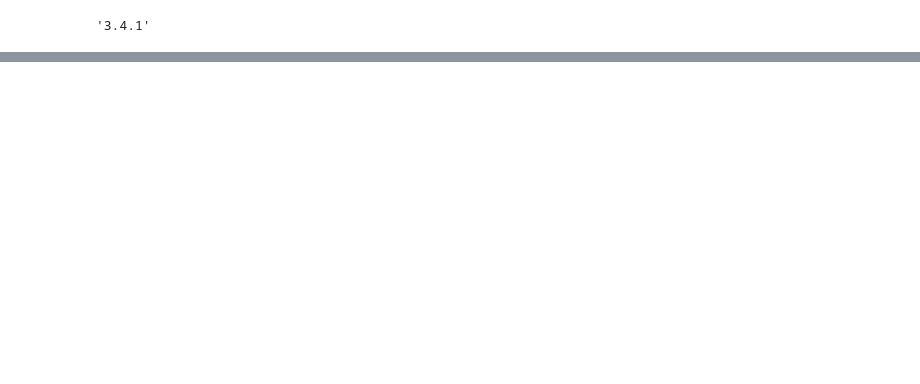
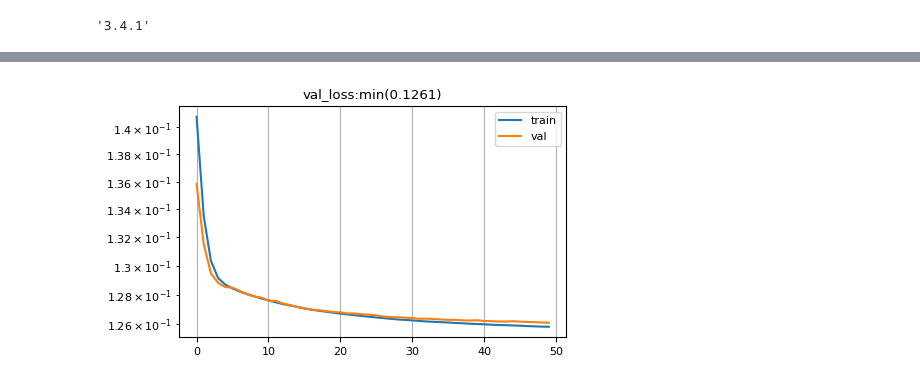
Before and after one commit to acts701/Audio, a Jupyter notebook: 241028_AE.ipynb, the cells around one changed output, grey strips where cells are left out. Cells and saved outputs as stored; diff of their text form; code cells hidden in the pictures; blank space fills up the shorter version.

```diff
--- a/241028_AE.ipynb
+++ b/241028_AE.ipynb
@@ -130,0 +139,19 @@ print(accNoise)
+# %%
+latentDim = 10
+# %%
+
+from keras.constraints import max_norm
+
+def AE():
+    input = layers.Input(shape=(784,))
+    x = layers.Dense(128, activation='relu', kernel_constraint=max_norm(2.))(input)
+    x = layers.Dense(64, activation='relu', kernel_constraint=max_norm(2.))(x)
+    x = layers.Dense(latentDim, activation='linear', kernel_constraint=max_norm(2.),name='enc')(x)
+
+    x = layers.Dense(32, activation='relu', kernel_constraint=max_norm(2.))(x)
+    x = layers.Dense(128, activation='relu', kernel_constraint=max_norm(2.))(x)
+    x = layers.Dense(784, activation='sigmoid', kernel_constraint=max_norm(2.),name='dec')(x)
+    return keras.Model(input, x)
+
+model = AE()
+model.summary()
@@ -130,0 +180,7 @@ print(accNoise)
+# %%
+epochs=50
+batchsize=512
+model = AE()
+model.compile(optimizer=keras.optimizers.Adam(learning_rate=0.001), loss='mse')
+# %%
+result1 = model.fit(x_train_f_n, x_train_f_n, epochs=epochs, batch_size=batchsize, validation_data=(x_test_f_n, x_test_f_n))
@@ -130,0 +205,11 @@ print(accNoise)
+# %%
+hist = result1.history
+plt.title(f"val_loss:min({min(hist['val_loss']):0.4f})")
+plt.plot(hist['loss'], label='train')
+plt.plot(hist['val_loss'], label='val')
+plt.semilogy()
+plt.grid()
+plt.legend()
+plt.show()
+# %% [output]
+[figure, added]
```
Also changed, not shown: parts of 10 cells of this notebook.
